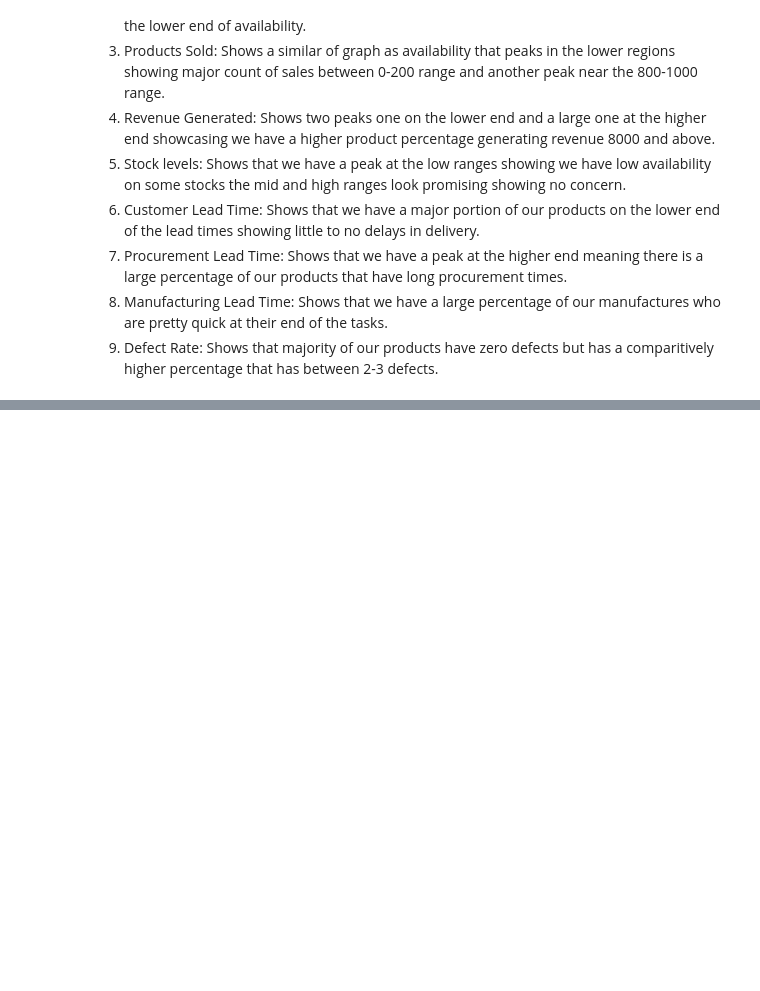
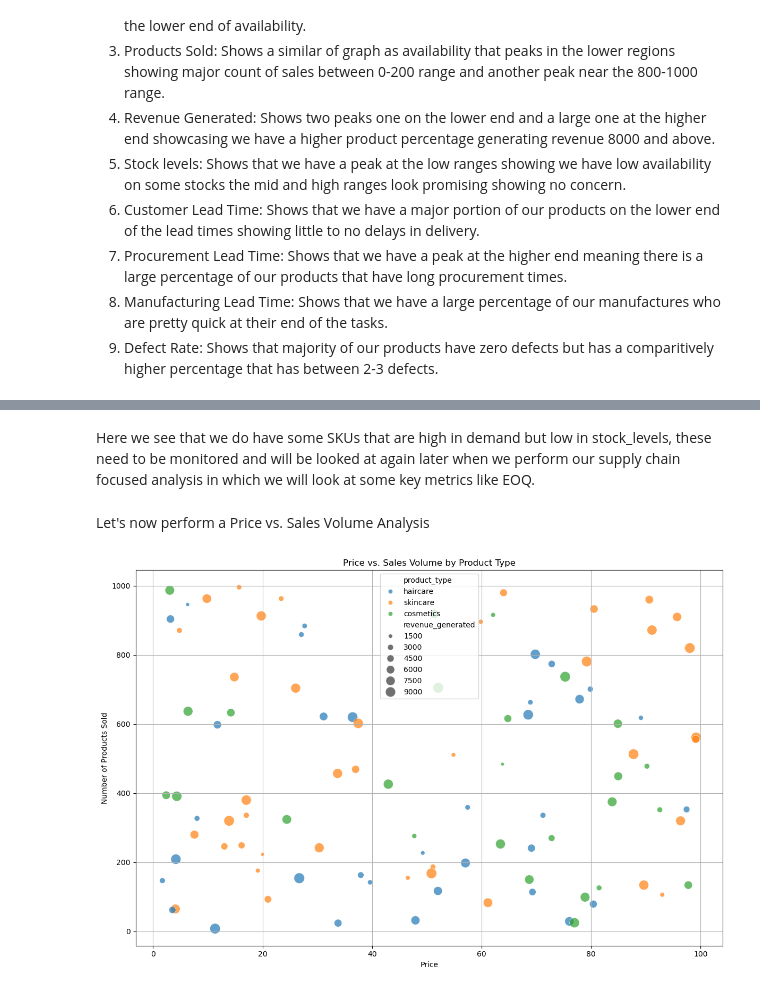
Before and after one commit to atharvakapadnis/supply-chain-analytics, a Jupyter notebook: P1/data1_analysis.ipynb, the cells around one changed output, grey strips where cells are left out. Saved outputs shown, nothing was run; the diff lists cells and outputs as text; code cells hidden in the pictures; blank space fills up the shorter version.

```diff
--- a/P1/data1_analysis.ipynb
+++ b/P1/data1_analysis.ipynb
@@ -271,0 +442,17 @@ Let's break these down one by one:
+# %% [markdown]
+Here we see that we do have some SKUs that are high in demand but low in stock_levels, these need to be monitored and will be looked at again later when we perform our supply chain focused analysis in which we will look at some key metrics like EOQ.
+# %% [markdown]
+Let's now perform a Price vs. Sales Volume Analysis
+# %%
+# Price vs Sales Volume Analysis
+plt.figure(figsize=(12, 8))
+sns.scatterplot(data=df, x='price', y='number_of_products_sold', hue='product_type', size='revenue_generated',
+                sizes=(20, 200), alpha=0.7)
+plt.title('Price vs. Sales Volume by Product Type')
+plt.xlabel('Price')
+plt.ylabel('Number of Products Sold')
+plt.grid(True)
+plt.tight_layout()
+plt.show()
+# %% [output]
+[figure, added]
```
Also changed, not shown: parts of 30 cells of this notebook.
